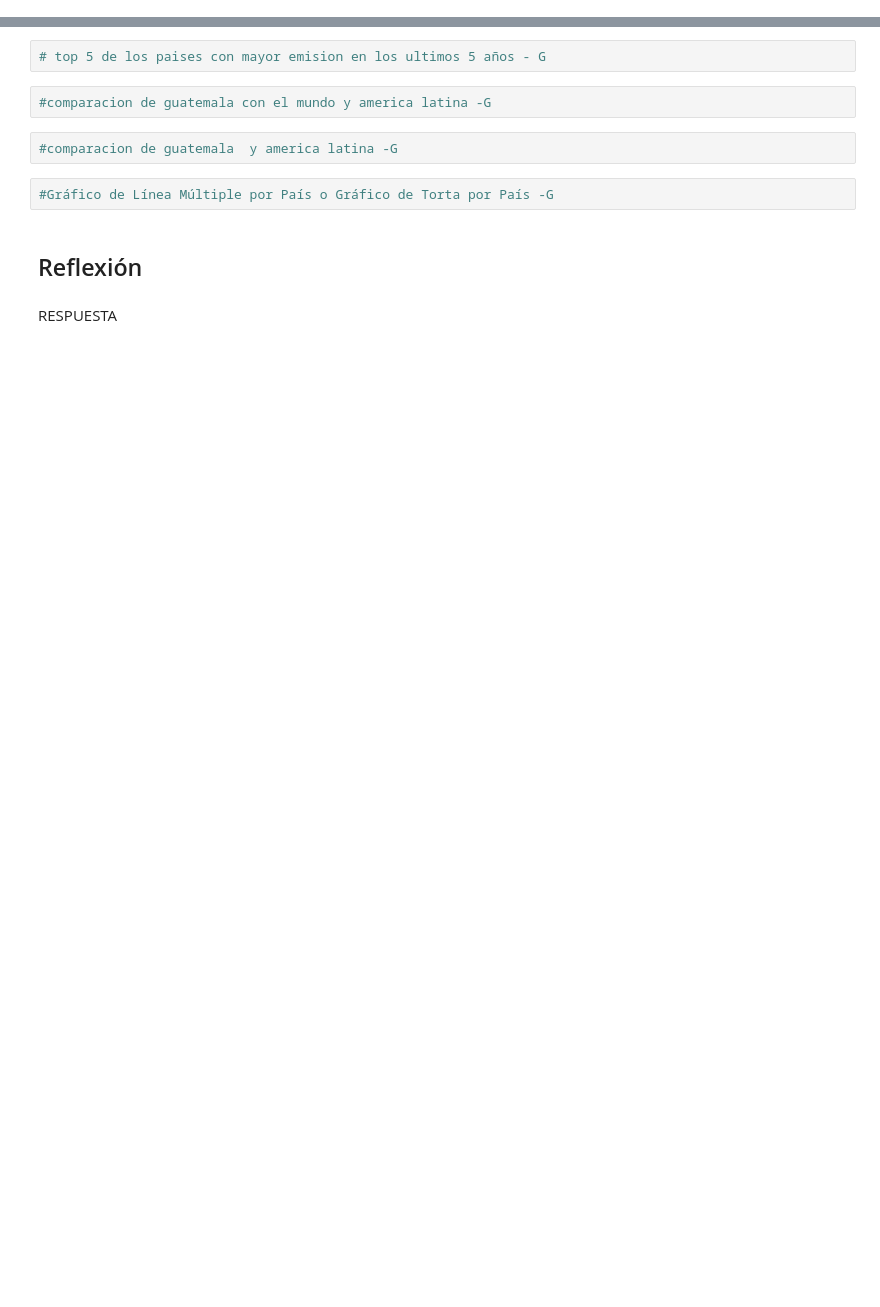
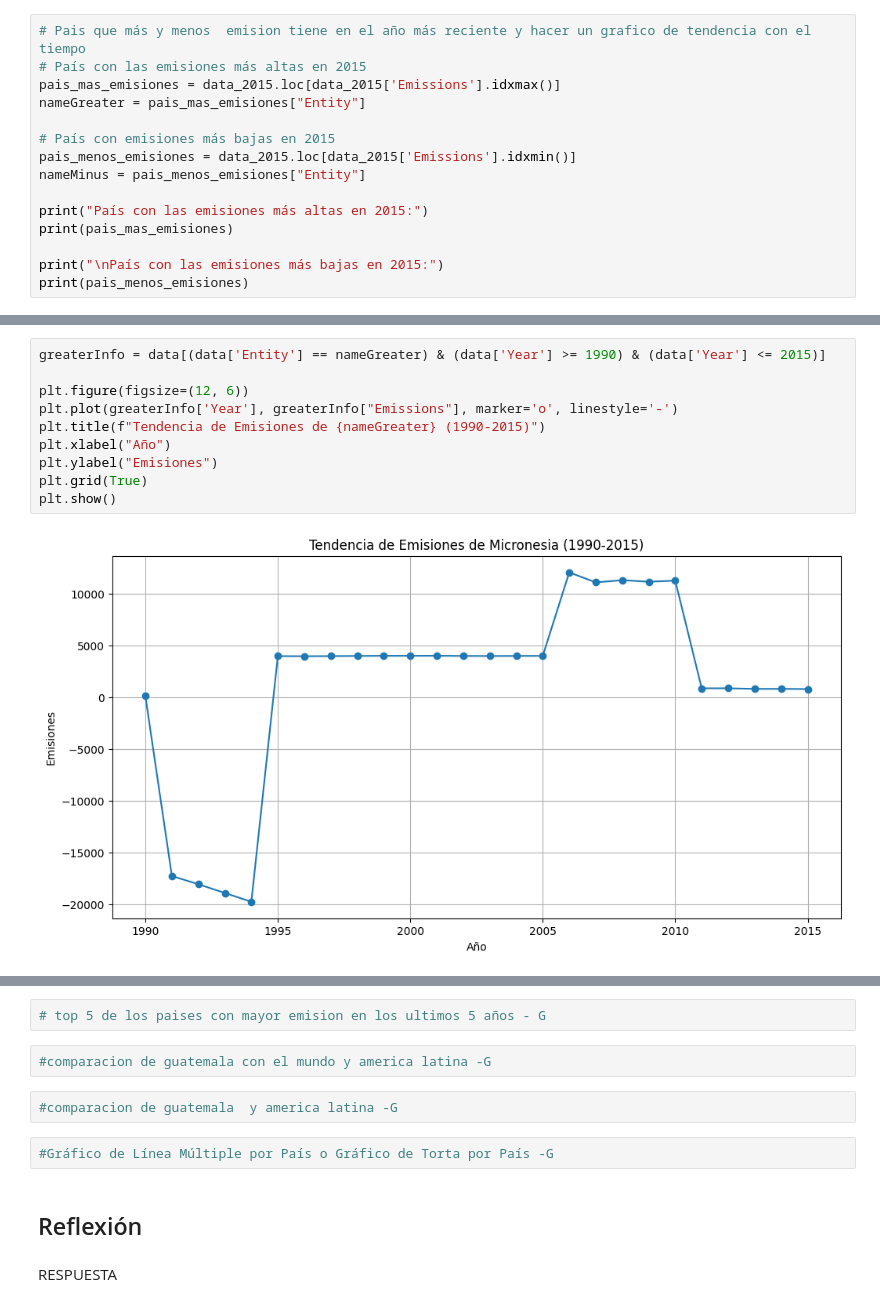
Before and after one commit to Paola-Contreras/Lab09-DS, a Jupyter notebook: lab09.ipynb, the cells around one changed output, grey strips where cells are left out. Drawn from its saved outputs; the diff is of its cells as text; blank space fills up the shorter version.

```diff
--- a/lab09.ipynb
+++ b/lab09.ipynb
@@ -13,0 +33,15 @@
+# %%
+# Pais que más y menos  emision tiene en el año más reciente y hacer un grafico de tendencia con el tiempo
+# País con las emisiones más altas en 2015
+pais_mas_emisiones = data_2015.loc[data_2015['Emissions'].idxmax()]
+nameGreater = pais_mas_emisiones["Entity"]
+
+# País con emisiones más bajas en 2015
+pais_menos_emisiones = data_2015.loc[data_2015['Emissions'].idxmin()]
+nameMinus = pais_menos_emisiones["Entity"]
+
+print("País con las emisiones más altas en 2015:")
+print(pais_mas_emisiones)
+
+print("\nPaís con las emisiones más bajas en 2015:")
+print(pais_menos_emisiones)
@@ -13,0 +62,12 @@
+# %%
+greaterInfo = data[(data['Entity'] == nameGreater) & (data['Year'] >= 1990) & (data['Year'] <= 2015)]
+
+plt.figure(figsize=(12, 6))
+plt.plot(greaterInfo['Year'], greaterInfo["Emissions"], marker='o', linestyle='-')
+plt.title(f"Tendencia de Emisiones de {nameGreater} (1990-2015)")
+plt.xlabel("Año")
+plt.ylabel("Emisiones")
+plt.grid(True)
+plt.show()
+# %% [output]
+[figure, added]
```
Also changed, not shown: parts of 14 cells of this notebook, 1 other file.
